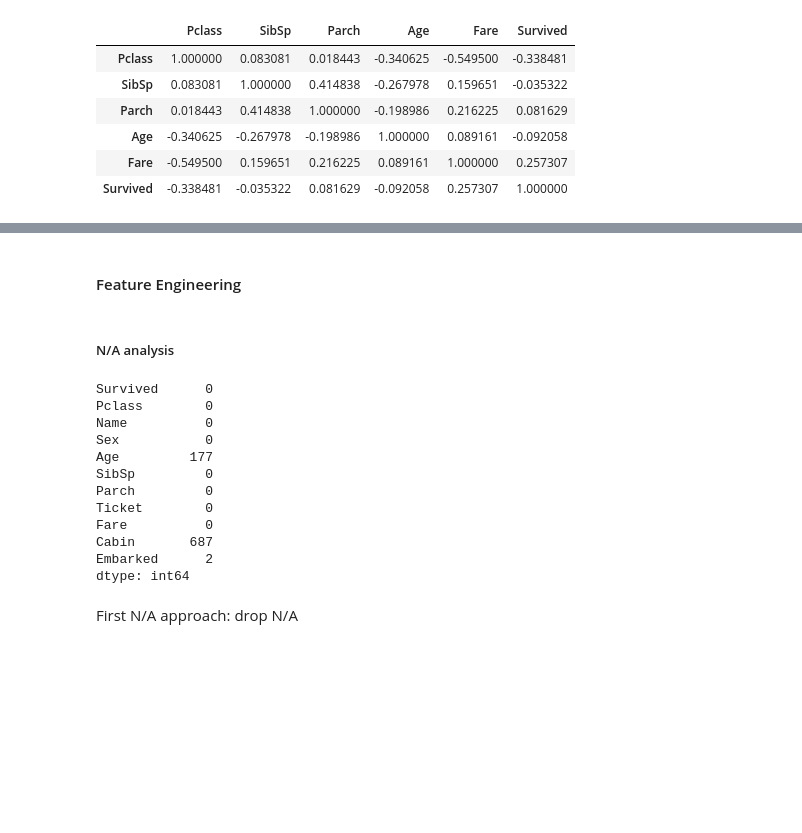
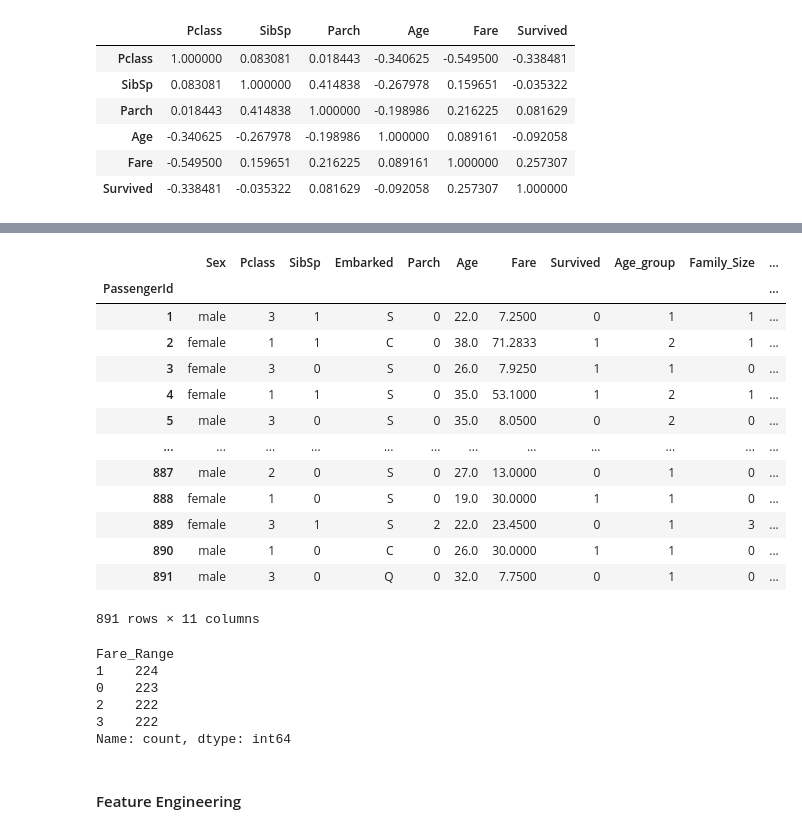
Before and after one commit to AndreyZhartun/titanic, a Jupyter notebook: eda.ipynb, the cells around one changed output, grey strips where cells are left out. Drawn from its saved outputs; the diff is of its cells as text; code cells hidden in the pictures; blank space fills up the shorter version.

```diff
--- a/eda.ipynb
+++ b/eda.ipynb
@@ -42,4 +111,4 @@ df.Survived.value_counts().plot.pie(autopct='%1.1f%%')
 # %%
-cat_cols = ['Sex', 'Pclass', 'SibSp', 'Embarked', 'Parch']
+cat_cols = ['SibSp', 'Embarked', 'Parch']
 [print(df[x].value_counts(), '\n') for x in cat_cols]
 # %% [output]
@@ -166,7 +196,7 @@ df.Age.max()=np.float64(80.0), df.Age.min()=np.float64(0.42), df.Age.mean()=np.f
 Age from Name
 # %%
 for i in df:
-    df['Initial'] = df.Name.str.extract('([A-Za-z]+)\\.') #lets extract the Salutations
+    df['Initial'] = df['Name'].str.extract('([A-Za-z]+)\\.')
 
-df
+df['Initial'].value_counts()
 # %% [output]
@@ -191,10 +226,10 @@ df.replace({
         'Mlle': 'Miss',
         'Mme': 'Miss',
         'Ms': 'Miss',
-        # 'Dr'
         'Major': 'Mr',
         'Lady': 'Mrs',
         'Countess': 'Mrs',
+        'Dr': 'Other',
         'Jonkheer': 'Other',
         'Col': 'Other',
         'Rev': 'Other',
@@ -204,4 +239,6 @@ df.replace({
     }},
     inplace=True
 )
+
+df['Initial'].value_counts()
 # %% [output]
@@ -313,3 +344,6 @@ df_1.corr(numeric_only=True)
 | Age | -0.340625 | -0.267978 | -0.198986 | 1.000000 | 0.089161 | -0.092058 |
 | Fare | -0.549500 | 0.159651 | 0.216225 | 0.089161 | 1.000000 | 0.257307 |
 | Survived | -0.338481 | -0.035322 | 0.081629 | -0.092058 | 0.257307 | 1.000000 |
+# %%
+df_1['Age_group'] = pd.cut(df_1['Age'], bins=5, labels=range(0, 5))
+df_1.Age_group.value_counts()
@@ -316,21 +358,33 @@ df_1.corr(numeric_only=True)
+# %%
+df_1['Family_Size'] = df_1['Parch'] + df_1['SibSp']
+df_1['Alone'] = 0
+df_1.loc[df_1.Family_Size == 0, 'Alone'] = 1
+
+df_1
+# %% [output]
+|  | Sex | Pclass | SibSp | Embarked | Parch | Age | Fare | Survived | Age_group | Family_Size | ... |
+| PassengerId |  |  |  |  |  |  |  |  |  |  | ... |
+| 1 | male | 3 | 1 | S | 0 | 22.0 | 7.2500 | 0 | 1 | 1 | ... |
+| 2 | female | 1 | 1 | C | 0 | 38.0 | 71.2833 | 1 | 2 | 1 | ... |
+| 3 | female | 3 | 0 | S | 0 | 26.0 | 7.9250 | 1 | 1 | 0 | ... |
+| 4 | female | 1 | 1 | S | 0 | 35.0 | 53.1000 | 1 | 2 | 1 | ... |
+| 5 | male | 3 | 0 | S | 0 | 35.0 | 8.0500 | 0 | 2 | 0 | ... |
+| ... | ... | ... | ... | ... | ... | ... | ... | ... | ... | ... | ... |
+| 887 | male | 2 | 0 | S | 0 | 27.0 | 13.0000 | 0 | 1 | 0 | ... |
+| 888 | female | 1 | 0 | S | 0 | 19.0 | 30.0000 | 1 | 1 | 0 | ... |
+| 889 | female | 3 | 1 | S | 2 | 22.0 | 23.4500 | 0 | 1 | 3 | ... |
+| 890 | male | 1 | 0 | C | 0 | 26.0 | 30.0000 | 1 | 1 | 0 | ... |
+| 891 | male | 3 | 0 | Q | 0 | 32.0 | 7.7500 | 0 | 1 | 0 | ... |
+891 rows × 11 columns
+# %%
+df_1['Fare_Range'] = pd.qcut(df_1['Fare'], 4, labels=range(0, 4))
+df_1.Fare_Range.value_counts()
+# %% [output]
+Fare_Range
+1    224
+0    223
+2    222
+3    222
+Name: count, dtype: int64
 # %% [markdown]
 #### Feature Engineering
-# %% [markdown]
-##### N/A analysis
-# %%
-df.isnull().sum()
-# %% [output]
-Survived      0
-Pclass        0
-Name          0
-Sex           0
-Age         177
-SibSp         0
-Parch         0
-Ticket        0
-Fare          0
-Cabin       687
-Embarked      2
-dtype: int64
-# %% [markdown]
-First N/A approach: drop N/A
```
Also changed, not shown: parts of 29 cells of this notebook, 10 other files.
